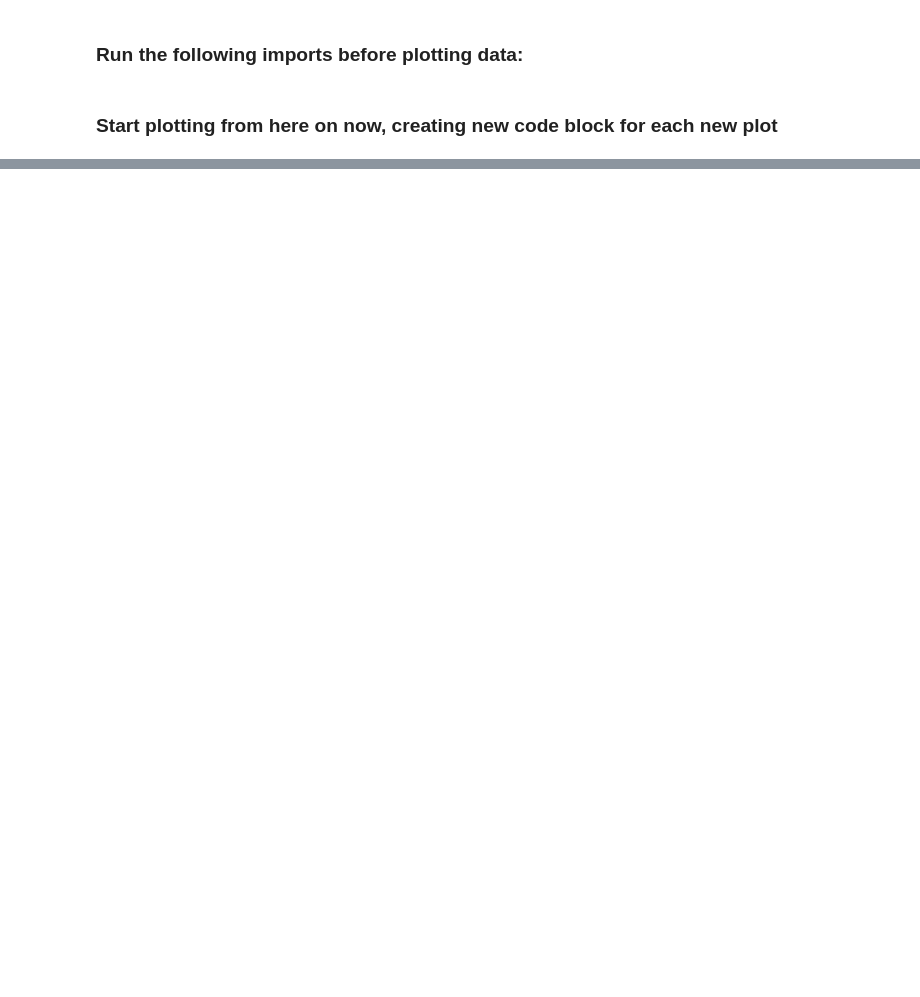
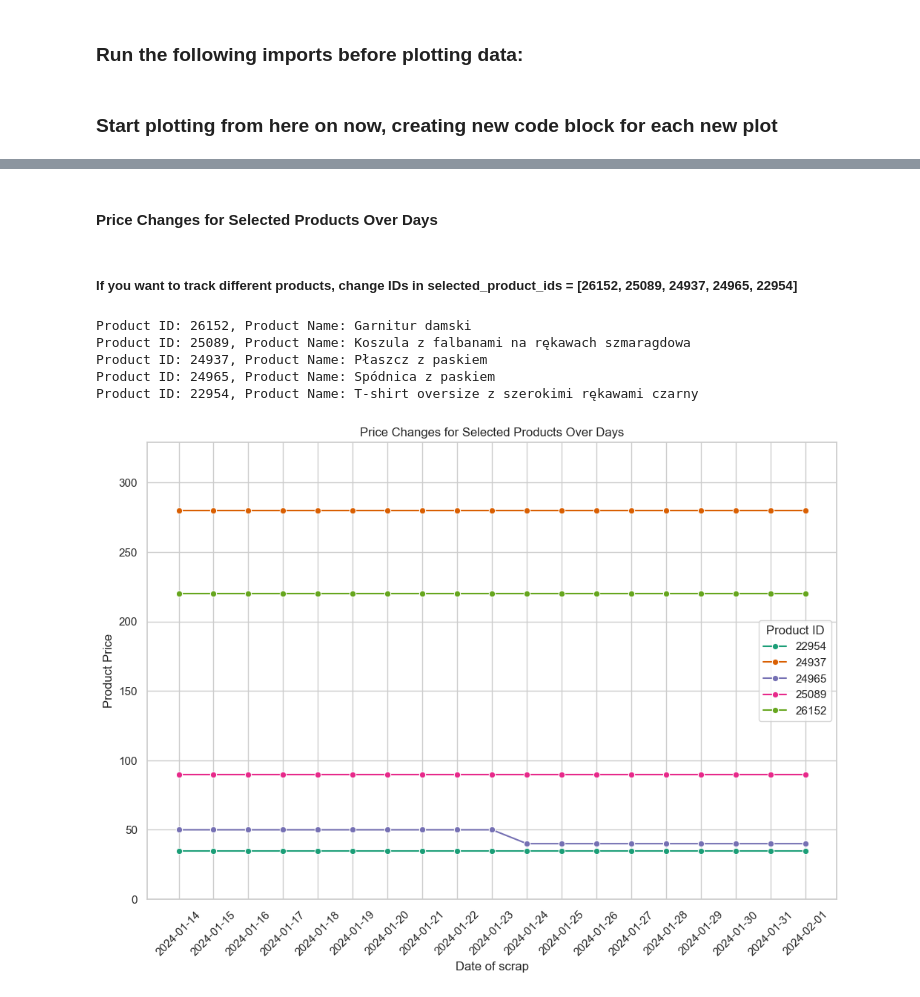
Before and after one commit to KHajduk00/MoodoWS, a Jupyter notebook: src/plot_data.ipynb, the cells around one changed output, grey strips where cells are left out. Saved outputs shown, nothing was run; the diff lists cells and outputs as text; code cells hidden in the pictures; blank space fills up the shorter version.

```diff
--- a/src/plot_data.ipynb
+++ b/src/plot_data.ipynb
@@ -46,0 +185,45 @@ plt.show()
+# %% [markdown]
+#### Price Changes for Selected Products Over Days
+# %% [markdown]
+##### If you want to track different products, change IDs in selected_product_ids = [26152, 25089, 24937, 24965, 22954]
+# %%
+df = pd.read_csv("D:\Projects\PrivateProjects\WebScrapMoodo\single_csv_output\data_for_plotting.csv")
+# Select a few Product IDs for analysis
+selected_product_ids = [26152, 25089, 24937, 24965, 22954]
+
+# Filter the dataframe for the selected Product IDs
+selected_products_df = df[df['Product ID'].isin(selected_product_ids)]
+
+# Print names of the products for selected Product IDs
+for product_id in selected_product_ids:
+    product_name = df[df['Product ID'] == product_id]['Product Type'].iloc[0]
+    print(f"Product ID: {product_id}, Product Name: {product_name}")
+
+# Set the style of seaborn
+sns.set(style="whitegrid")
+
+# Line Plot - Price Changes for Selected Products Over Days
+plt.figure(figsize=(12, 8))
+line_plot = sns.lineplot(x="Date of scrap", y="Product Price", hue="Product ID", data=selected_products_df, marker="o", palette='Dark2')
+line_plot.set_title('Price Changes for Selected Products Over Days')
+plt.xticks(rotation=45)
+
+# Set y-axis ticks and limit
+plt.yticks(range(0, int(selected_products_df['Product Price'].max()) + 50, 50))
+plt.ylim(0, int(selected_products_df['Product Price'].max()) + 50)
+
+# Save the plot as an image
+output_path = "plotting_results"
+os.makedirs(output_path, exist_ok=True)
+output_file_path = os.path.join(output_path, f'line_plot_selected_products_{pd.Timestamp.now().strftime("%Y%m%d%H%M%S")}.png')
+plt.savefig(output_file_path)
+
+# Show the plot
+plt.show()
+# %% [output]
+Product ID: 26152, Product Name: Garnitur damski
+Product ID: 25089, Product Name: Koszula z falbanami na rękawach szmaragdowa
+Product ID: 24937, Product Name: Płaszcz z paskiem
+Product ID: 24965, Product Name: Spódnica z paskiem
+Product ID: 22954, Product Name: T-shirt oversize z szerokimi rękawami czarny
+[figure, added]
```
Also changed, not shown: parts of 12 cells of this notebook, 1 other file.
